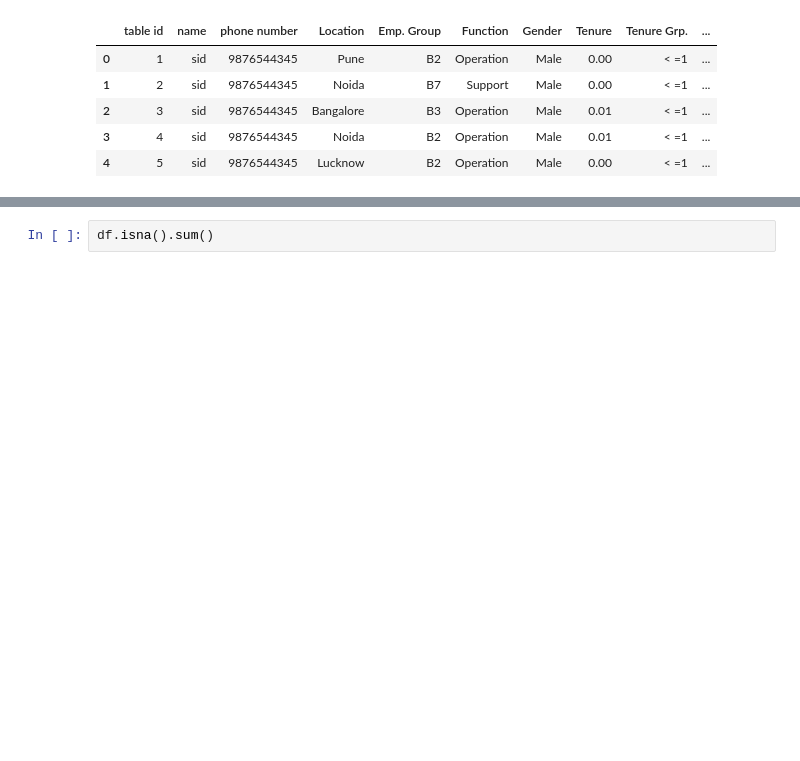
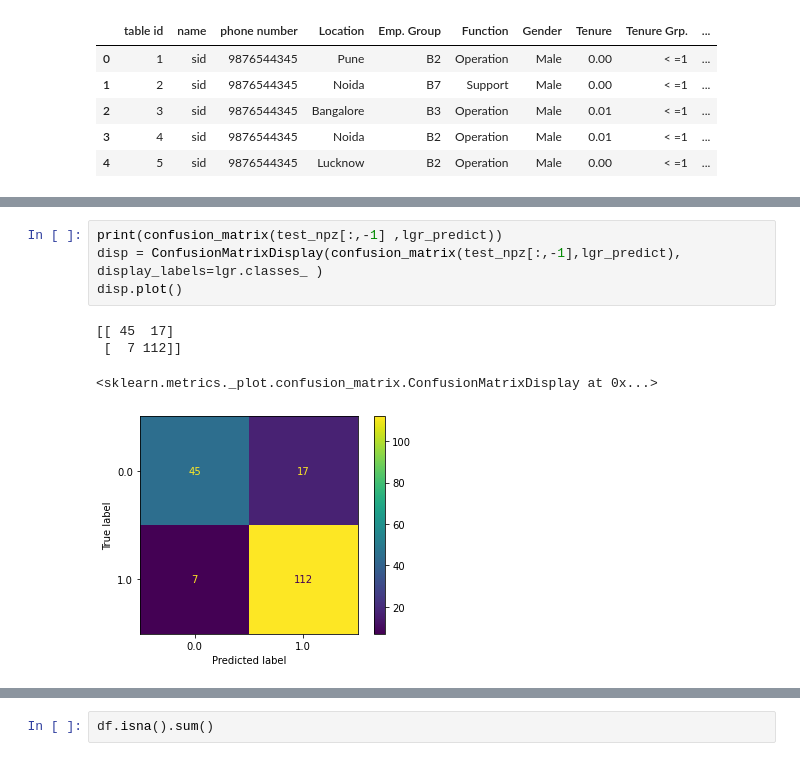
Before and after one commit to umaretiya/AttritionRatePredict, a Jupyter notebook: research/AttritionRate_notebook.ipynb, the cells around one changed output, grey strips where cells are left out. Cells and saved outputs as stored; diff of their text form; blank space fills up the shorter version.

```diff
--- a/research/AttritionRate_notebook.ipynb
+++ b/research/AttritionRate_notebook.ipynb
@@ -39,0 +343,9 @@ df.head()
+# %%
+print(confusion_matrix(test_npz[:,-1] ,lgr_predict))
+disp = ConfusionMatrixDisplay(confusion_matrix(test_npz[:,-1],lgr_predict), display_labels=lgr.classes_ )
+disp.plot()
+# %% [output]
+[[ 45  17]
+ [  7 112]]
+<sklearn.metrics._plot.confusion_matrix.ConfusionMatrixDisplay at 0x...>
+[figure, added]
```
Also changed, not shown: parts of 62 cells of this notebook, 31 other files.
